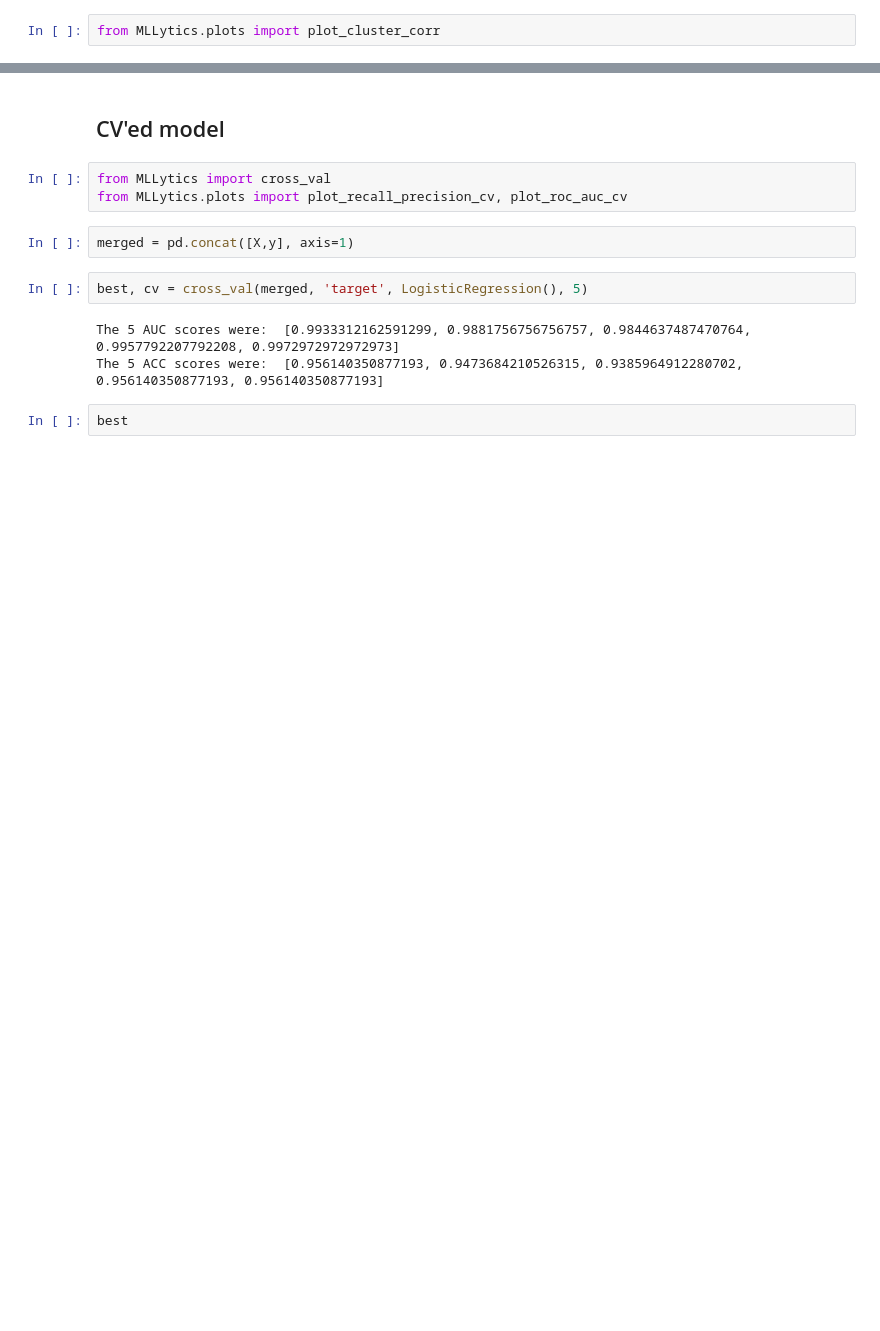
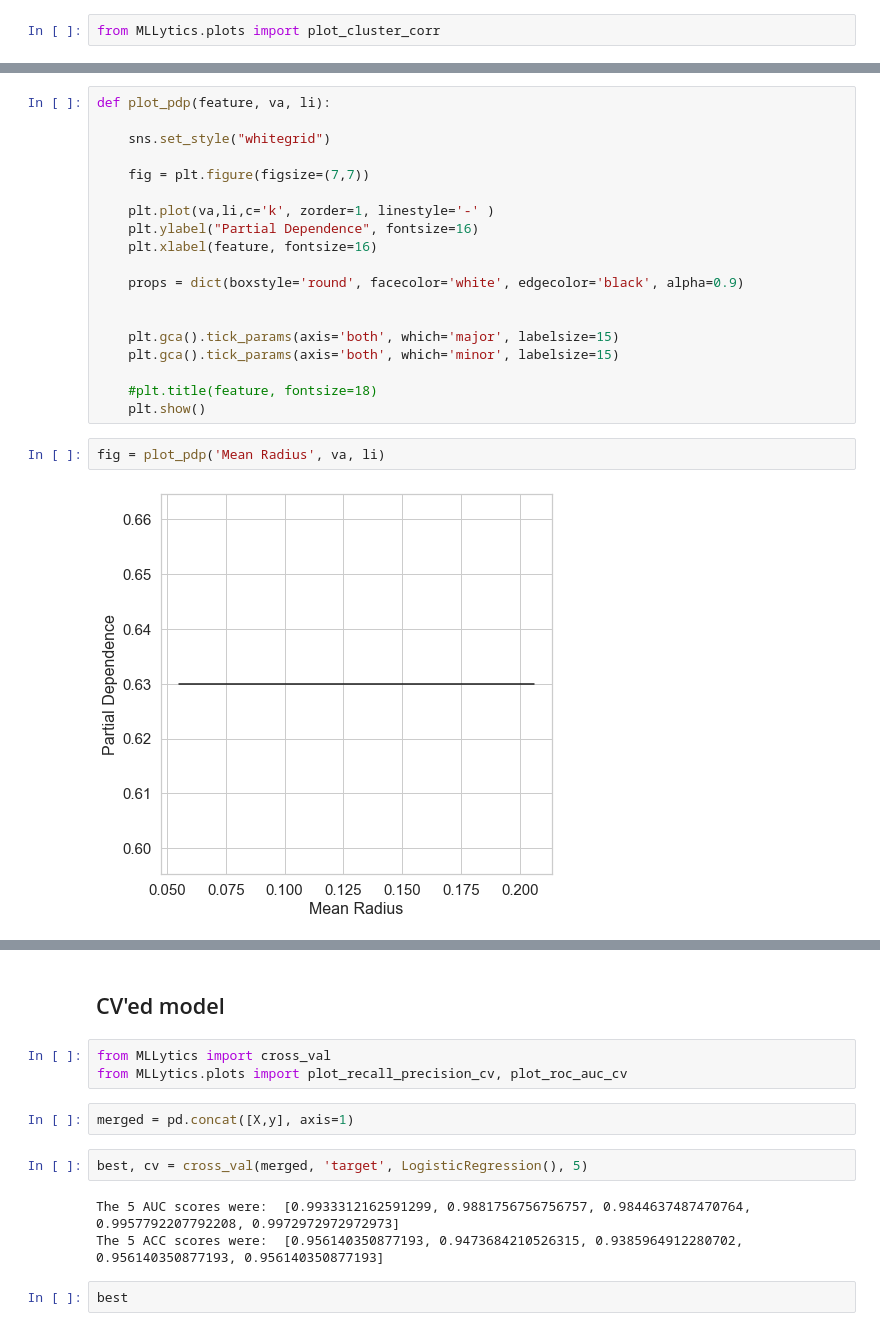
Before and after one commit to scottclay/MLLytics, a Jupyter notebook: examples/binary_classification_example.ipynb, the cells around one changed output, grey strips where cells are left out. Drawn from its saved outputs; the diff is of its cells as text; blank space fills up the shorter version.

Commit message:
Add partial dependency plot

```diff
--- a/examples/binary_classification_example.ipynb
+++ b/examples/binary_classification_example.ipynb
@@ -175,0 +205,23 @@ plot_cluster_corr(df.corr())
+# %%
+def plot_pdp(feature, va, li):
+
+    sns.set_style("whitegrid")
+
+    fig = plt.figure(figsize=(7,7))
+
+    plt.plot(va,li,c='k', zorder=1, linestyle='-' )
+    plt.ylabel("Partial Dependence", fontsize=16)
+    plt.xlabel(feature, fontsize=16)
+
+    props = dict(boxstyle='round', facecolor='white', edgecolor='black', alpha=0.9)
+
+
+    plt.gca().tick_params(axis='both', which='major', labelsize=15)
+    plt.gca().tick_params(axis='both', which='minor', labelsize=15)
+
+    #plt.title(feature, fontsize=18)
+    plt.show()
+# %%
+fig = plot_pdp('Mean Radius', va, li)
+# %% [output]
+[figure, added]
```
Also changed, not shown: parts of 13 cells of this notebook, 1 other file.
